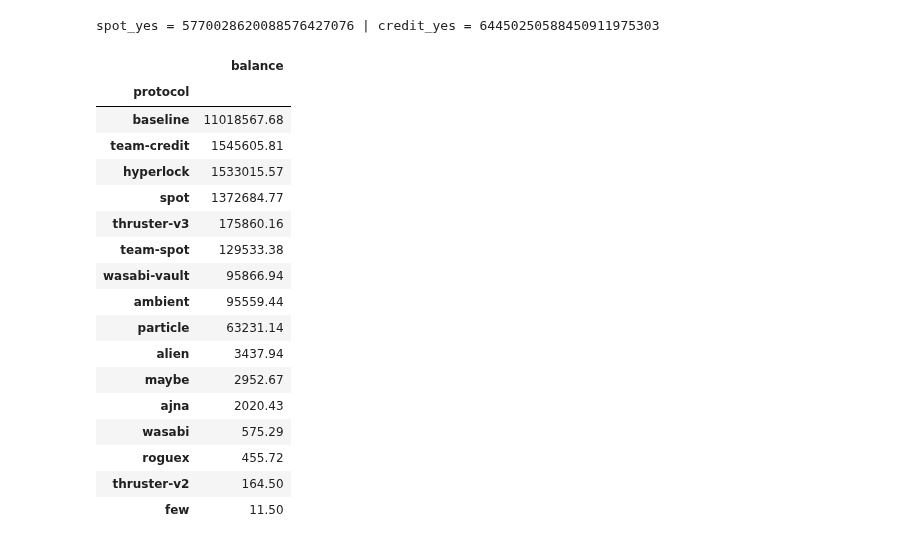
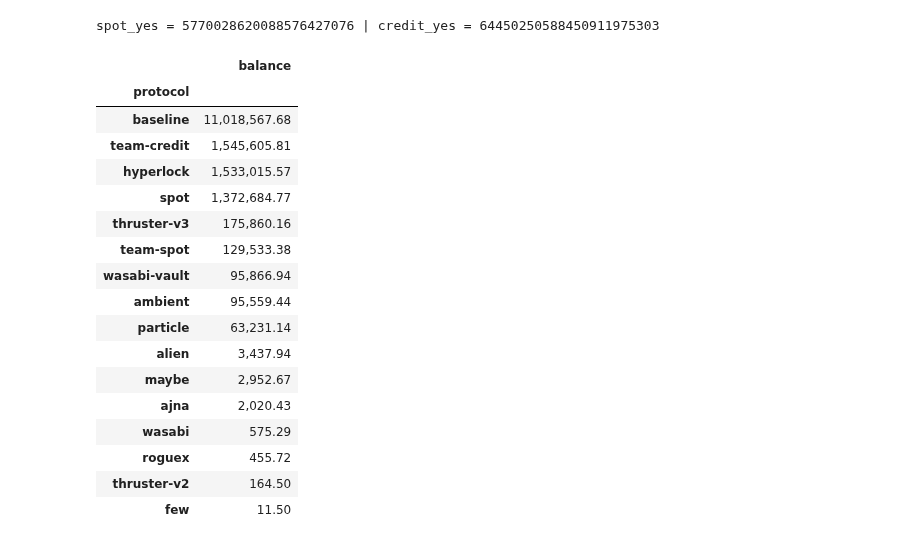
Before and after one commit to banteg/baseline-snapshot, a Jupyter notebook: baseline-snapshot.ipynb, the cells around one changed output. Saved outputs shown, nothing was run; the diff lists cells and outputs as text; code cells hidden in the pictures.

Commit message:
style: format

```diff
--- a/baseline-snapshot.ipynb
+++ b/baseline-snapshot.ipynb
@@ -1185,28 +1185,28 @@ spot_yes = 5770028620088576427076 | credit_yes = 64450250588450911975303
 # %%
 df = pd.DataFrame(df_data)
 (
     df[df["token"] == str(yes)]
     .groupby("protocol")
     .agg({"balance": "sum"})
     .sort_values("balance", ascending=False)
     .apply({'balance': lambda x: x/1e18})
-    .style.format(precision=2)
+    .style.format(precision=2, thousands=',')
 )
 # %% [output]
 |  | balance |
 | protocol |  |
-| baseline | 11018567.68 |
-| team-credit | 1545605.81 |
-| hyperlock | 1533015.57 |
-| spot | 1372684.77 |
-| thruster-v3 | 175860.16 |
-| team-spot | 129533.38 |
-| wasabi-vault | 95866.94 |
-| ambient | 95559.44 |
-| particle | 63231.14 |
-| alien | 3437.94 |
-| maybe | 2952.67 |
-| ajna | 2020.43 |
+| baseline | 11,018,567.68 |
+| team-credit | 1,545,605.81 |
+| hyperlock | 1,533,015.57 |
+| spot | 1,372,684.77 |
+| thruster-v3 | 175,860.16 |
+| team-spot | 129,533.38 |
+| wasabi-vault | 95,866.94 |
+| ambient | 95,559.44 |
+| particle | 63,231.14 |
+| alien | 3,437.94 |
+| maybe | 2,952.67 |
+| ajna | 2,020.43 |
 | wasabi | 575.29 |
 | roguex | 455.72 |
 | thruster-v2 | 164.50 |
```
Also changed, not shown: parts of 1 cell of this notebook.
